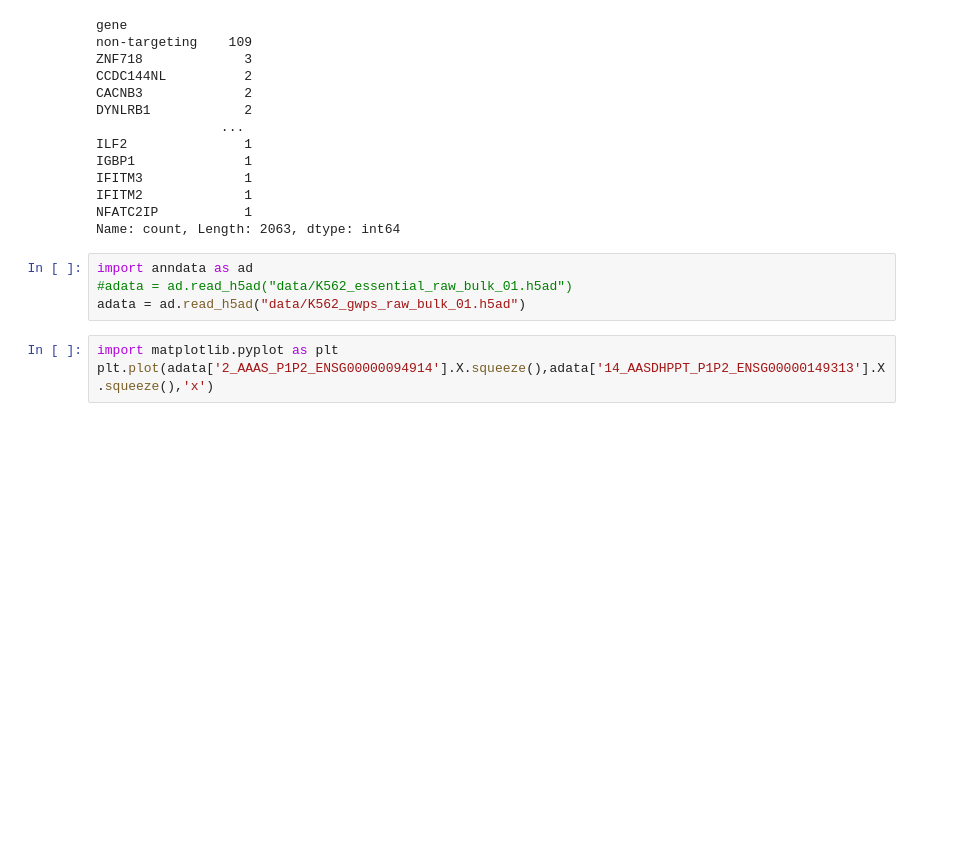
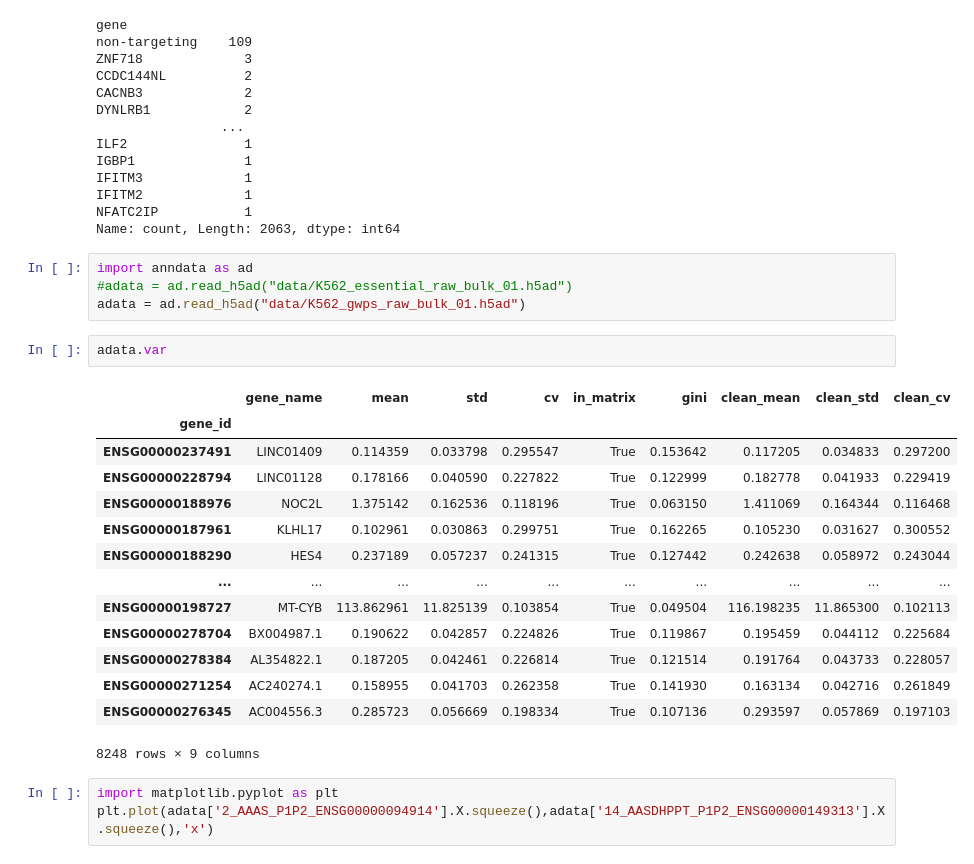
Before and after one commit to synthetic-tensors/caduceus, a Jupyter notebook: crispr_data_wrangling.ipynb, the cells around one changed output. Drawn from its saved outputs; the diff is of its cells as text; blank space fills up the shorter version.

```diff
--- a/crispr_data_wrangling.ipynb
+++ b/crispr_data_wrangling.ipynb
@@ -63,6 +63,23 @@ Name: count, Length: 2063, dtype: int64
 import anndata as ad
 #adata = ad.read_h5ad("data/K562_essential_raw_bulk_01.h5ad")
 adata = ad.read_h5ad("data/K562_gwps_raw_bulk_01.h5ad")
+# %%
+adata.var
+# %% [output]
+|  | gene_name | mean | std | cv | in_matrix | gini | clean_mean | clean_std | clean_cv |
+| gene_id |  |  |  |  |  |  |  |  |  |
+| ENSG00000237491 | LINC01409 | 0.114359 | 0.033798 | 0.295547 | True | 0.153642 | 0.117205 | 0.034833 | 0.297200 |
+| ENSG00000228794 | LINC01128 | 0.178166 | 0.040590 | 0.227822 | True | 0.122999 | 0.182778 | 0.041933 | 0.229419 |
+| ENSG00000188976 | NOC2L | 1.375142 | 0.162536 | 0.118196 | True | 0.063150 | 1.411069 | 0.164344 | 0.116468 |
+| ENSG00000187961 | KLHL17 | 0.102961 | 0.030863 | 0.299751 | True | 0.162265 | 0.105230 | 0.031627 | 0.300552 |
+| ENSG00000188290 | HES4 | 0.237189 | 0.057237 | 0.241315 | True | 0.127442 | 0.242638 | 0.058972 | 0.243044 |
+| ... | ... | ... | ... | ... | ... | ... | ... | ... | ... |
+| ENSG00000198727 | MT-CYB | 113.862961 | 11.825139 | 0.103854 | True | 0.049504 | 116.198235 | 11.865300 | 0.102113 |
+| ENSG00000278704 | BX004987.1 | 0.190622 | 0.042857 | 0.224826 | True | 0.119867 | 0.195459 | 0.044112 | 0.225684 |
+| ENSG00000278384 | AL354822.1 | 0.187205 | 0.042461 | 0.226814 | True | 0.121514 | 0.191764 | 0.043733 | 0.228057 |
+| ENSG00000271254 | AC240274.1 | 0.158955 | 0.041703 | 0.262358 | True | 0.141930 | 0.163134 | 0.042716 | 0.261849 |
+| ENSG00000276345 | AC004556.3 | 0.285723 | 0.056669 | 0.198334 | True | 0.107136 | 0.293597 | 0.057869 | 0.197103 |
+8248 rows × 9 columns
 # %%
 import matplotlib.pyplot as plt
 plt.plot(adata['2_AAAS_P1P2_ENSG00000094914'].X.squeeze(),adata['14_AASDHPPT_P1P2_ENSG00000149313'].X.squeeze(),'x')
```
Also changed, not shown: parts of 15 cells of this notebook, 1 other file.
